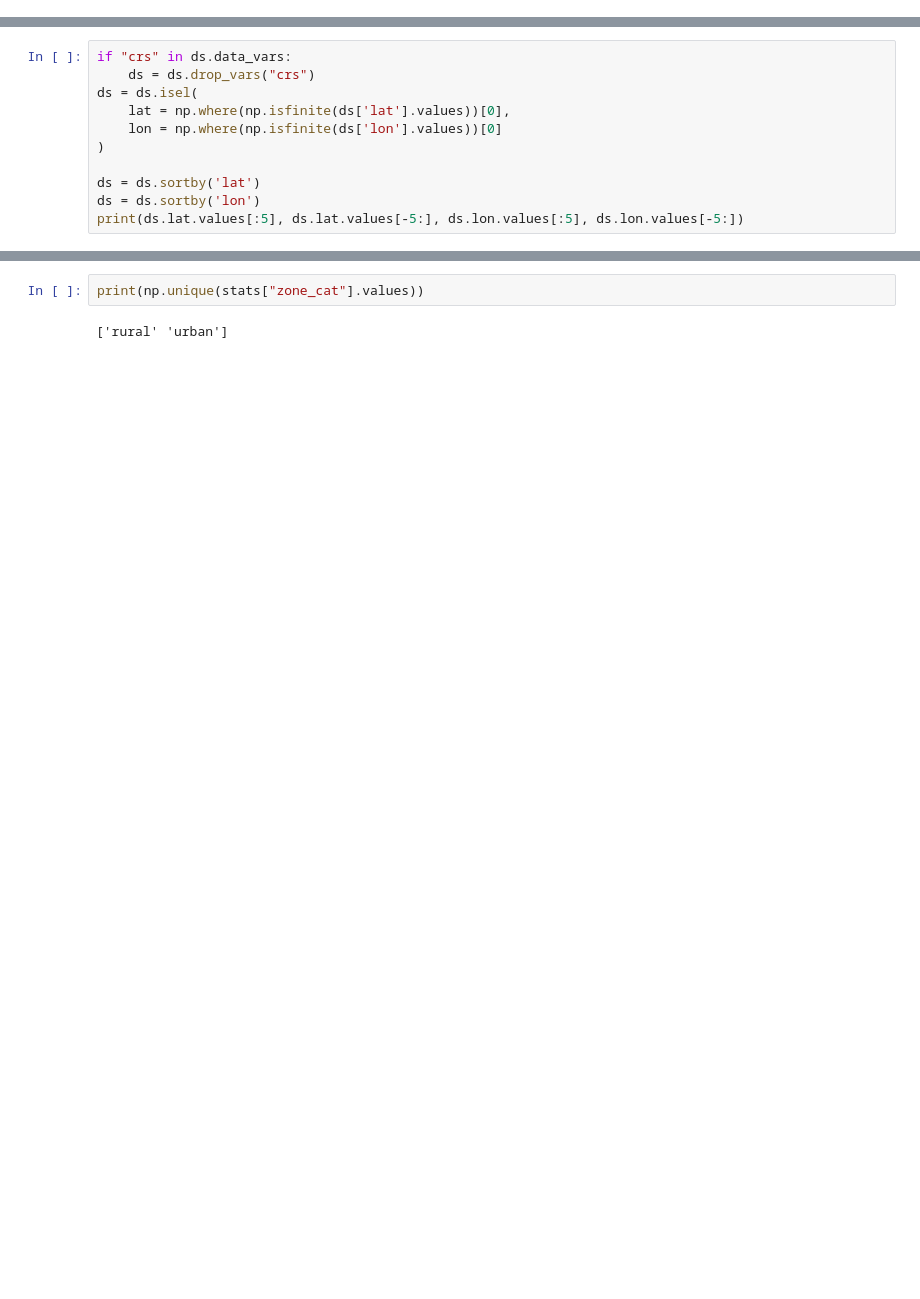
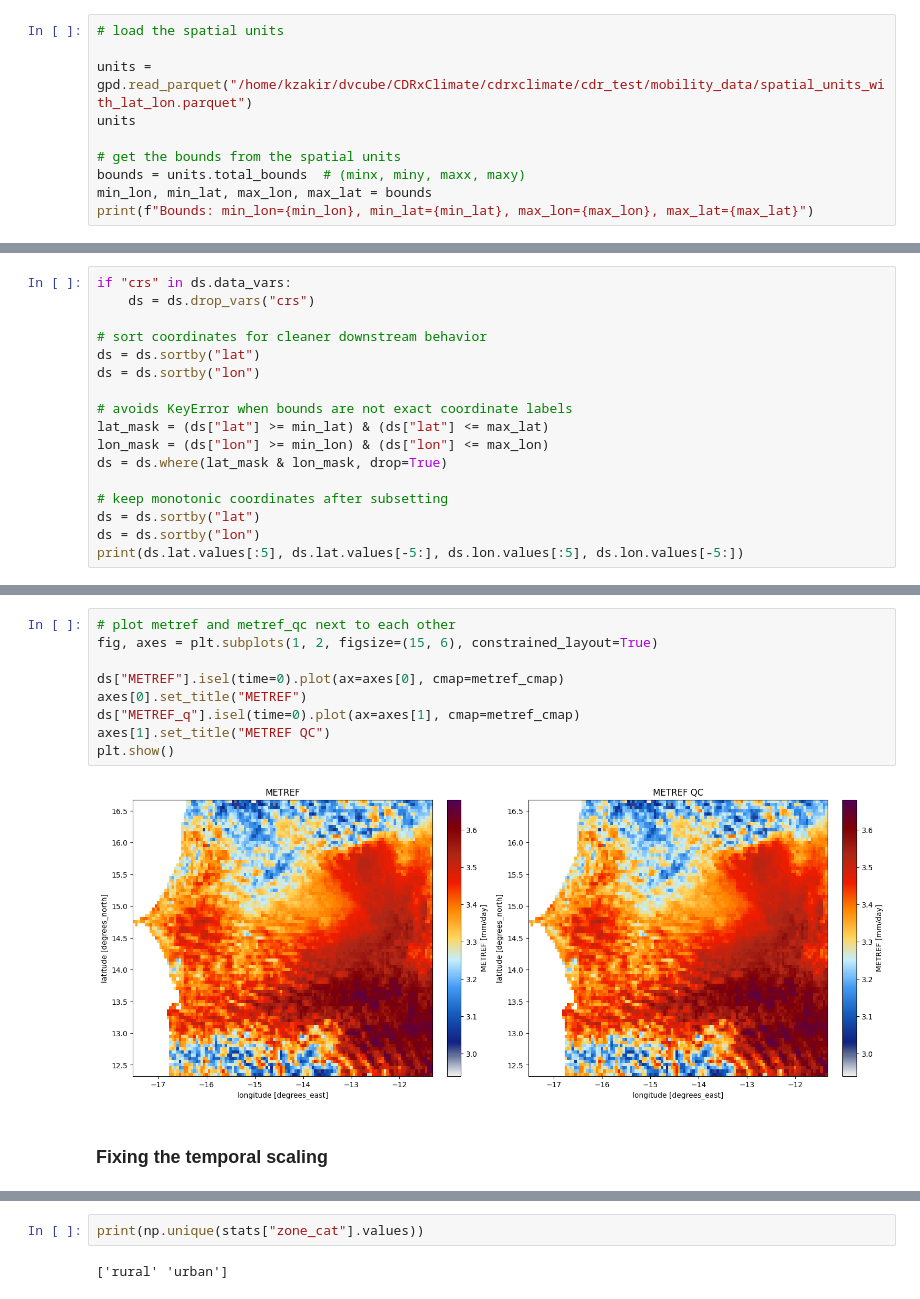
Before and after one commit to khizerzakir/dvcube, a Jupyter notebook: cube_example/xvec_kerchunk.ipynb, the cells around one changed output, grey strips where cells are left out. Saved outputs shown, nothing was run; the diff lists cells and outputs as text; blank space fills up the shorter version.

```diff
--- a/cube_example/xvec_kerchunk.ipynb
+++ b/cube_example/xvec_kerchunk.ipynb
@@ -151,0 +183,10 @@ Attributes:
+# %%
+# load the spatial units
+
+units = gpd.read_parquet("/home/kzakir/dvcube/CDRxClimate/cdrxclimate/cdr_test/mobility_data/spatial_units_with_lat_lon.parquet")
+units
+
+# get the bounds from the spatial units
+bounds = units.total_bounds  # (minx, miny, maxx, maxy)
+min_lon, min_lat, max_lon, max_lat = bounds
+print(f"Bounds: min_lon={min_lon}, min_lat={min_lat}, max_lon={max_lon}, max_lat={max_lat}")
@@ -152,12 +195,18 @@ Attributes:
 # %%
 if "crs" in ds.data_vars:
     ds = ds.drop_vars("crs")
-ds = ds.isel(
-    lat = np.where(np.isfinite(ds['lat'].values))[0],
-    lon = np.where(np.isfinite(ds['lon'].values))[0]
-)
 
-ds = ds.sortby('lat')
-ds = ds.sortby('lon')
+# sort coordinates for cleaner downstream behavior
+ds = ds.sortby("lat")
+ds = ds.sortby("lon")
+
+# avoids KeyError when bounds are not exact coordinate labels
+lat_mask = (ds["lat"] >= min_lat) & (ds["lat"] <= max_lat)
+lon_mask = (ds["lon"] >= min_lon) & (ds["lon"] <= max_lon)
+ds = ds.where(lat_mask & lon_mask, drop=True)
+
+# keep monotonic coordinates after subsetting
+ds = ds.sortby("lat")
+ds = ds.sortby("lon")
 print(ds.lat.values[:5], ds.lat.values[-5:], ds.lon.values[:5], ds.lon.values[-5:])
 # %% [output]
@@ -164,0 +272,13 @@ print(ds.lat.values[:5], ds.lat.values[-5:], ds.lon.values[:5], ds.lon.values[-5
+# %%
+# plot metref and metref_qc next to each other
+fig, axes = plt.subplots(1, 2, figsize=(15, 6), constrained_layout=True)
+
+ds["METREF"].isel(time=0).plot(ax=axes[0], cmap=metref_cmap)
+axes[0].set_title("METREF")
+ds["METREF_q"].isel(time=0).plot(ax=axes[1], cmap=metref_cmap)
+axes[1].set_title("METREF QC")
+plt.show()
+# %% [output]
+[figure, added]
+# %% [markdown]
+### Fixing the temporal scaling
```
Also changed, not shown: parts of 73 cells of this notebook, 17 other files.
